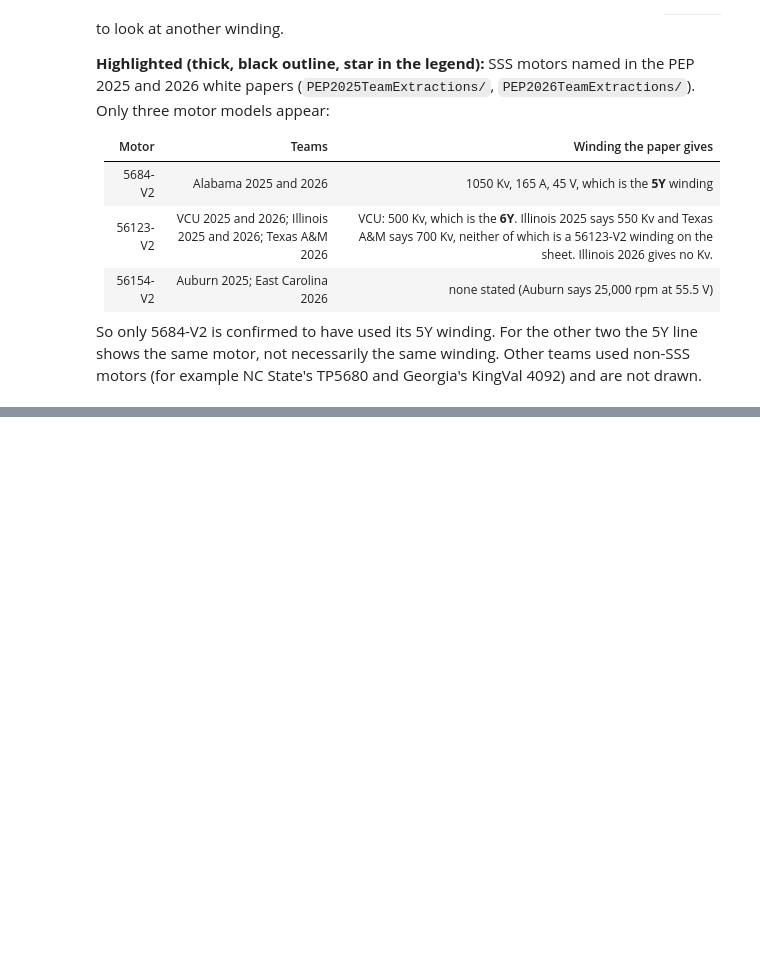
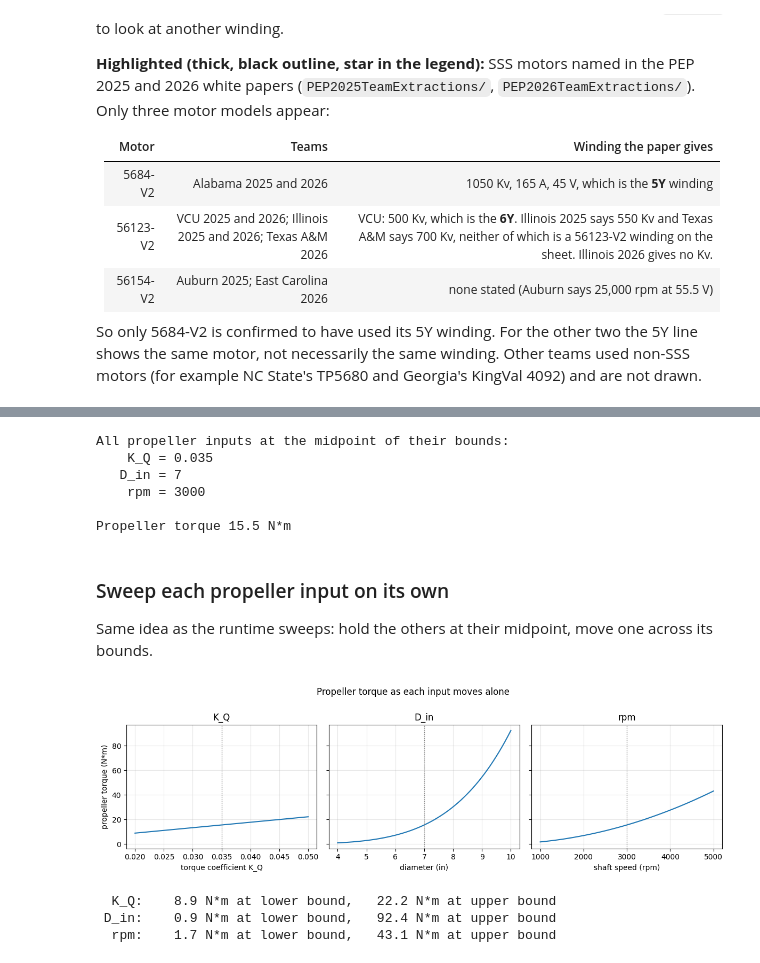
Before and after one commit to MarMar888/hav, a Jupyter notebook: optimization/willmarley.ipynb, the cells around one changed output, grey strips where cells are left out. Saved outputs shown, nothing was run; the diff lists cells and outputs as text; code cells hidden in the pictures; blank space fills up the shorter version.

```diff
--- a/optimization/willmarley.ipynb
+++ b/optimization/willmarley.ipynb
@@ -165,0 +208,54 @@ plt.show()
+# %%
+RHO = 999.0  # fresh water, kg/m^3
+
+# (lower, upper) for every propeller input. Edit these.
+PROP_BOUNDS = {
+    "K_Q":  (0.02, 0.05),      # torque coefficient
+    "D_in": (4.0, 10.0),       # diameter, inches
+    "rpm":  (1000.0, 5000.0),  # shaft speed
+}
+PROP_LABELS = {"K_Q": "torque coefficient K_Q", "D_in": "diameter (in)", "rpm": "shaft speed (rpm)"}
+PROP_MID = {k: (lo + hi) / 2 for k, (lo, hi) in PROP_BOUNDS.items()}
+
+
+def prop_torque(K_Q, D_in, rpm):
+    """Propeller torque in N*m."""
+    return K_Q * RHO * (rpm / 60) ** 2 * (D_in * 0.0254) ** 5
+
+
+print("All propeller inputs at the midpoint of their bounds:")
+for k, v in PROP_MID.items():
+    print(f"  {k:>5} = {v:g}")
+print(f"\nPropeller torque {prop_torque(**PROP_MID):.1f} N*m")
+# %% [output]
+All propeller inputs at the midpoint of their bounds:
+    K_Q = 0.035
+   D_in = 7
+    rpm = 3000
+
+Propeller torque 15.5 N*m
+# %% [markdown]
+### Sweep each propeller input on its own
+
+Same idea as the runtime sweeps: hold the others at their midpoint, move one across its bounds.
+# %%
+fig, axes = plt.subplots(1, len(PROP_BOUNDS), figsize=(12, 3.6), sharey=True)
+for ax, (name, (lo, hi)) in zip(axes, PROP_BOUNDS.items()):
+    xs = np.linspace(lo, hi, 60)
+    ax.plot(xs, [prop_torque(**{**PROP_MID, name: x}) for x in xs])
+    ax.axvline(PROP_MID[name], color="grey", ls=":", lw=1)
+    ax.set(xlabel=PROP_LABELS[name], title=name)
+    ax.grid(alpha=0.3)
+axes[0].set_ylabel("propeller torque (N*m)")
+fig.suptitle("Propeller torque as each input moves alone", y=1.0)
+plt.tight_layout()
+plt.show()
+
+for name, (lo, hi) in PROP_BOUNDS.items():
+    a, b = prop_torque(**{**PROP_MID, name: lo}), prop_torque(**{**PROP_MID, name: hi})
+    print(f"{name:>5}: {a:6.1f} N*m at lower bound, {b:6.1f} N*m at upper bound")
+# %% [output]
+[figure, added]
+  K_Q:    8.9 N*m at lower bound,   22.2 N*m at upper bound
+ D_in:    0.9 N*m at lower bound,   92.4 N*m at upper bound
+  rpm:    1.7 N*m at lower bound,   43.1 N*m at upper bound
```
Also changed, not shown: parts of 7 cells of this notebook, 3 other files.
